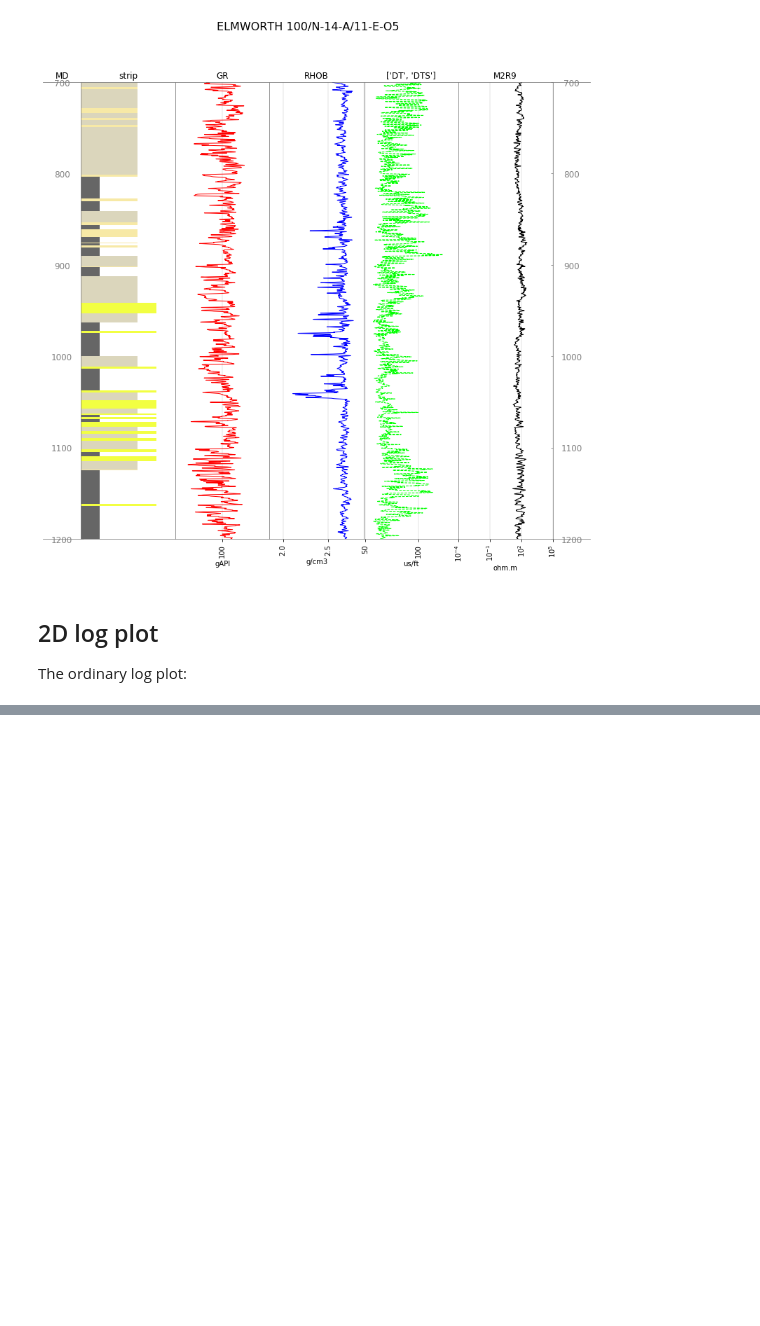
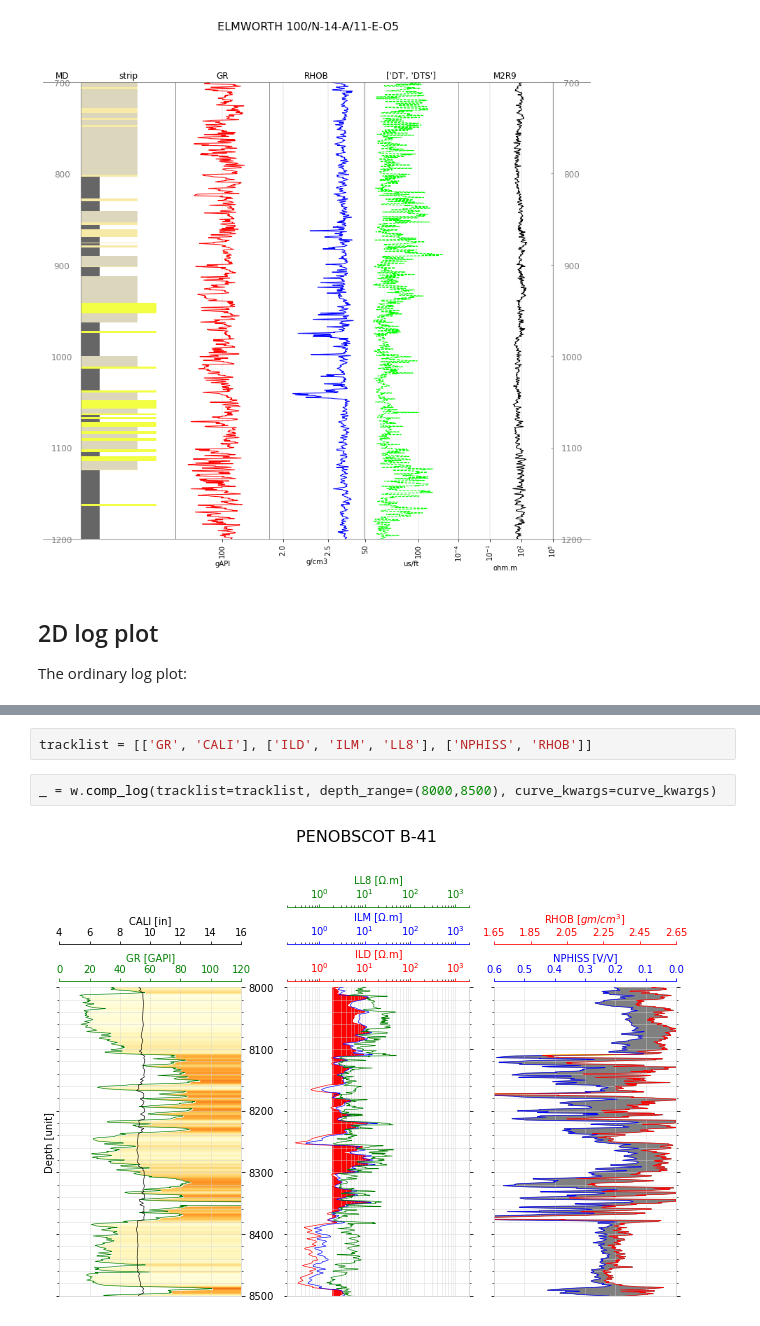
Before and after one commit to agilescientific/welly, a Jupyter notebook: tutorial/03_Plotting.ipynb, the cells around one changed output, grey strips where cells are left out. Drawn from its saved outputs; the diff is of its cells as text; blank space fills up the shorter version.

Commit message:
Add comp_log example

```diff
--- a/tutorial/03_Plotting.ipynb
+++ b/tutorial/03_Plotting.ipynb
@@ -118,0 +190,6 @@ w.data['GR'].plot_2d(curve=True, cmap='viridis', lw=0.5, ec='r')
+# %%
+tracklist = [['GR', 'CALI'], ['ILD', 'ILM', 'LL8'], ['NPHISS', 'RHOB']]
+# %%
+_ = w.comp_log(tracklist=tracklist, depth_range=(8000,8500), curve_kwargs=curve_kwargs)
+# %% [output]
+[figure, added]
```
Also changed, not shown: parts of 12 cells of this notebook, 1 other file.
